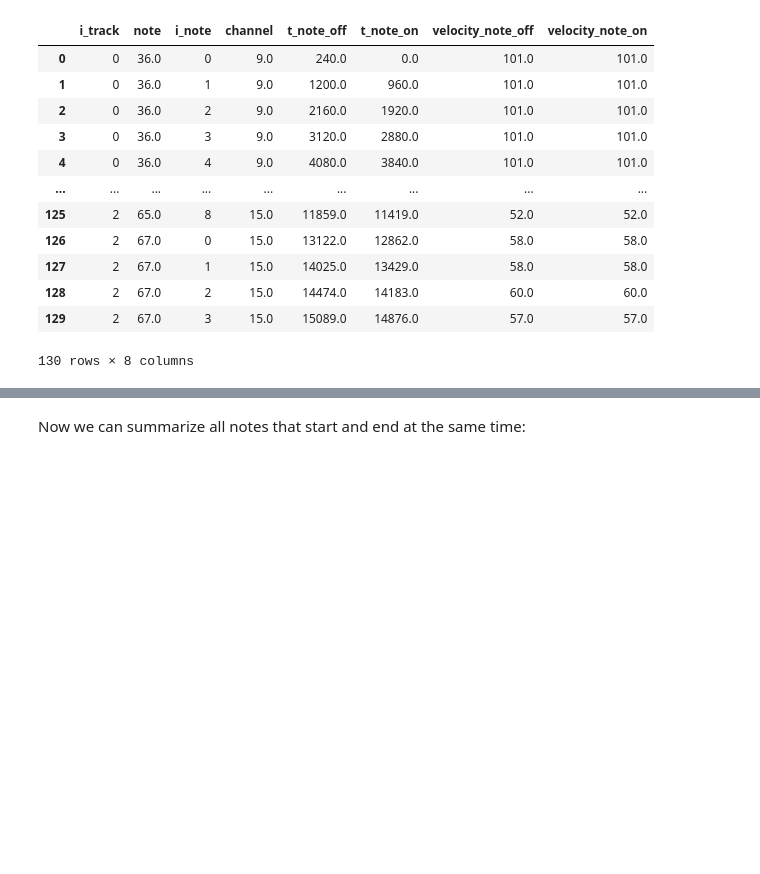
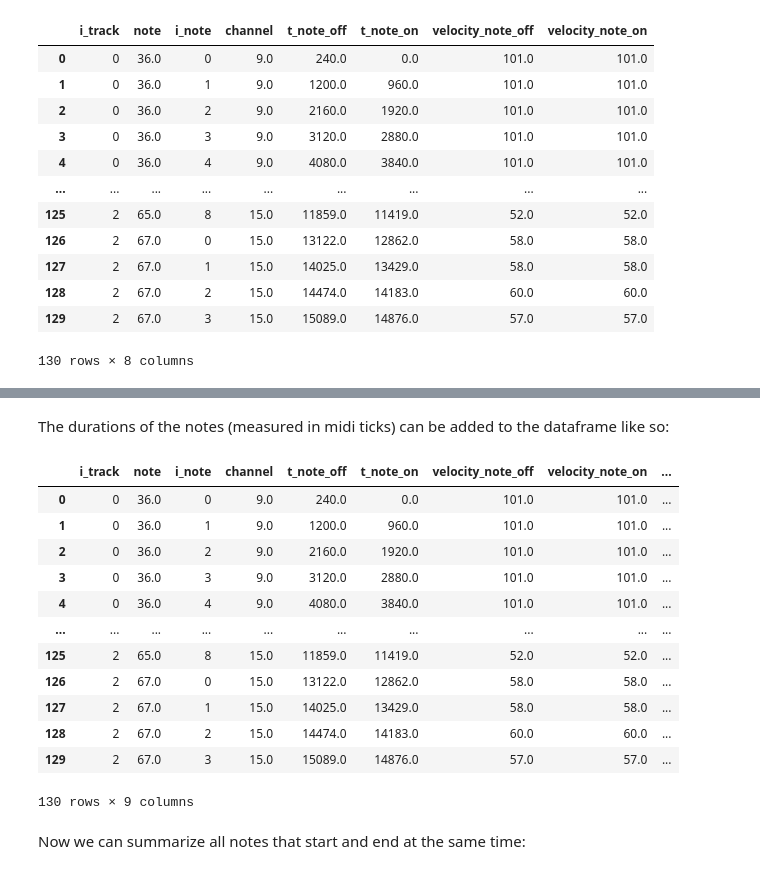
Before and after one commit to urswilke/miditapyr, a Jupyter notebook: docs/source/notebooks/midi_file_analysis.ipynb, the cells around one changed output, grey strips where cells are left out. Drawn from its saved outputs; the diff is of its cells as text; code cells hidden in the pictures; blank space fills up the shorter version.

Commit message:
add durations to analysis

```diff
--- a/docs/source/notebooks/midi_file_analysis.ipynb
+++ b/docs/source/notebooks/midi_file_analysis.ipynb
@@ -82,3 +104,22 @@ dfw
+# %% [markdown]
+The durations of the notes (measured in midi ticks) can be added to the dataframe like so:
+# %%
+dfw['dur'] = dfw['t_note_off'] - dfw['t_note_on']
+dfw
+# %% [output]
+|  | i_track | note | i_note | channel | t_note_off | t_note_on | velocity_note_off | velocity_note_on | ... |
+| 0 | 0 | 36.0 | 0 | 9.0 | 240.0 | 0.0 | 101.0 | 101.0 | ... |
+| 1 | 0 | 36.0 | 1 | 9.0 | 1200.0 | 960.0 | 101.0 | 101.0 | ... |
+| 2 | 0 | 36.0 | 2 | 9.0 | 2160.0 | 1920.0 | 101.0 | 101.0 | ... |
+| 3 | 0 | 36.0 | 3 | 9.0 | 3120.0 | 2880.0 | 101.0 | 101.0 | ... |
+| 4 | 0 | 36.0 | 4 | 9.0 | 4080.0 | 3840.0 | 101.0 | 101.0 | ... |
+| ... | ... | ... | ... | ... | ... | ... | ... | ... | ... |
+| 125 | 2 | 65.0 | 8 | 15.0 | 11859.0 | 11419.0 | 52.0 | 52.0 | ... |
+| 126 | 2 | 67.0 | 0 | 15.0 | 13122.0 | 12862.0 | 58.0 | 58.0 | ... |
+| 127 | 2 | 67.0 | 1 | 15.0 | 14025.0 | 13429.0 | 58.0 | 58.0 | ... |
+| 128 | 2 | 67.0 | 2 | 15.0 | 14474.0 | 14183.0 | 60.0 | 60.0 | ... |
+| 129 | 2 | 67.0 | 3 | 15.0 | 15089.0 | 14876.0 | 57.0 | 57.0 | ... |
+130 rows × 9 columns
 # %% [markdown]
 Now we can summarize all notes that start and end at the same time:
 # %%
```
Also changed, not shown: parts of 2 cells of this notebook.
